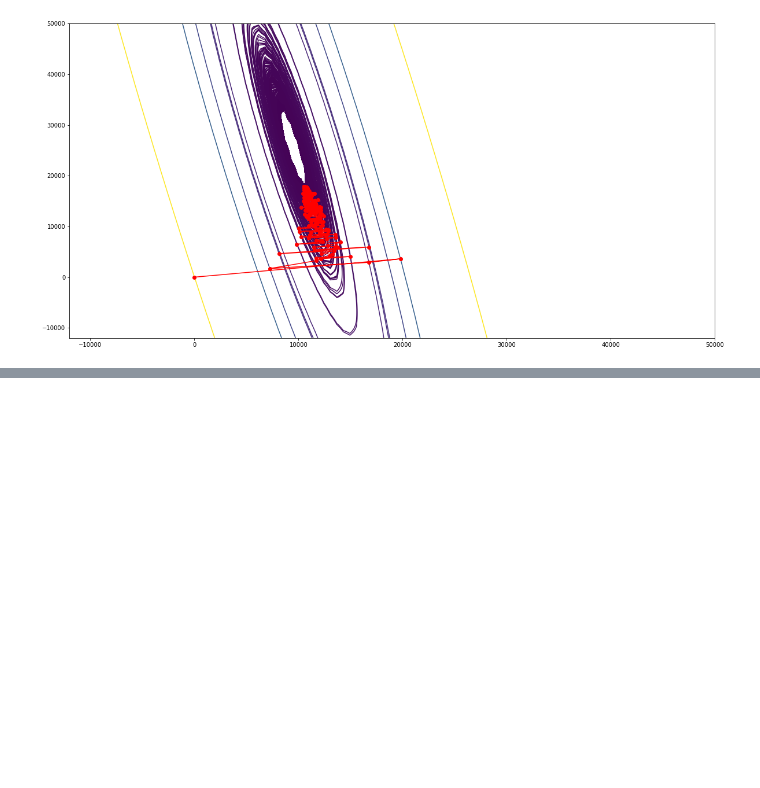
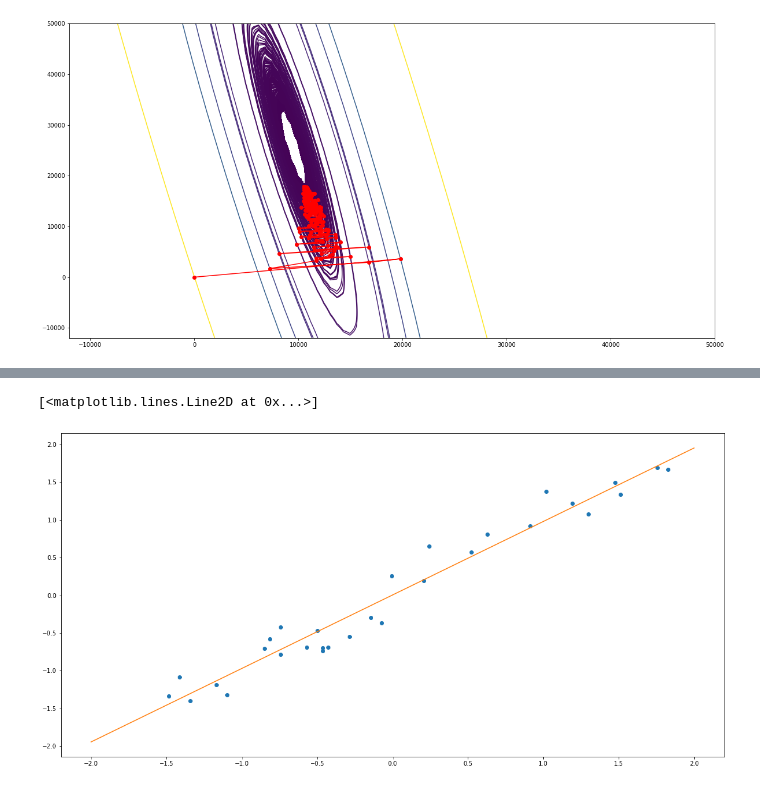
Before and after one commit to dzahbarov/opt-methods, a Jupyter notebook: lab2/lab2.ipynb, the cells around one changed output, grey strips where cells are left out. Saved outputs shown, nothing was run; the diff lists cells and outputs as text; code cells hidden in the pictures; blank space fills up the shorter version.

```diff
--- a/lab2/lab2.ipynb
+++ b/lab2/lab2.ipynb
@@ -189,0 +255,44 @@ plt.plot(points[:, 0], points[:, 1], 'o-', color='red')
+# %%
+def partial(f, i, x, ii):
+    h = 1e-3
+    x[i] = x[i] + h
+    right = f(x, ii)
+    x[i] = x[i] - 2 * h
+    left = f(x, ii)
+    x[i] = x[i] + h
+    return (right - left) / (2 * h)
+
+
+def grad(f, x, ii):
+    return [partial(f, i, x, ii) for i in range(len(x))]
+
+
+def pp(x, i):
+    return (x[0] * normalized_exp[i] + x[1] - normalized_salary[i]) ** 2
+
+
+def stoch_grad(x):
+    i = random.randint(0, 29)
+    return grad(pp, x, i)
+
+
+def stoch_GB(f, lr, start, lr_strategy=exp_lr, epoch=20):
+    x = start
+    points = np.zeros((epoch, 2))
+    points[0] = x
+    for i in range(1, epoch):
+        x = x - lr_strategy(i, lr) * np.array(stoch_grad(x))
+        points[i] = x
+
+    return points
+
+
+hui = stoch_GB(f, 0.025, start=[1, 1], epoch=1000)[-1]
+points = stoch_GB(f, 0.025, start=[1, 1], epoch=1000)
+
+x = np.linspace(-2, 2, 100)
+plt.plot(normalized_exp, normalized_salary, 'o')
+plt.plot(x, hui[0] * x + hui[1])
+# %% [output]
+[<matplotlib.lines.Line2D at 0x...>]
+[figure, added]
```
Also changed, not shown: parts of 7 cells of this notebook.
